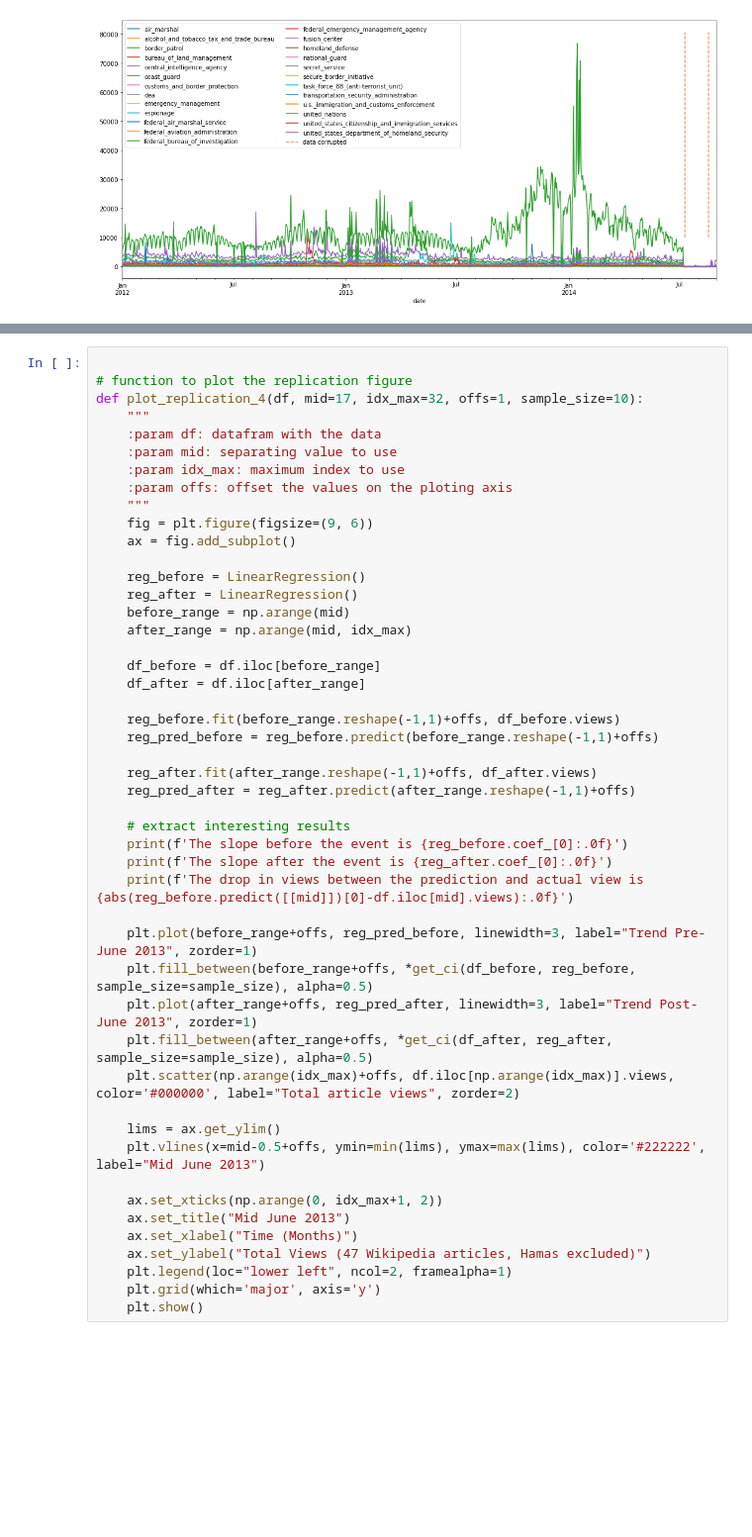
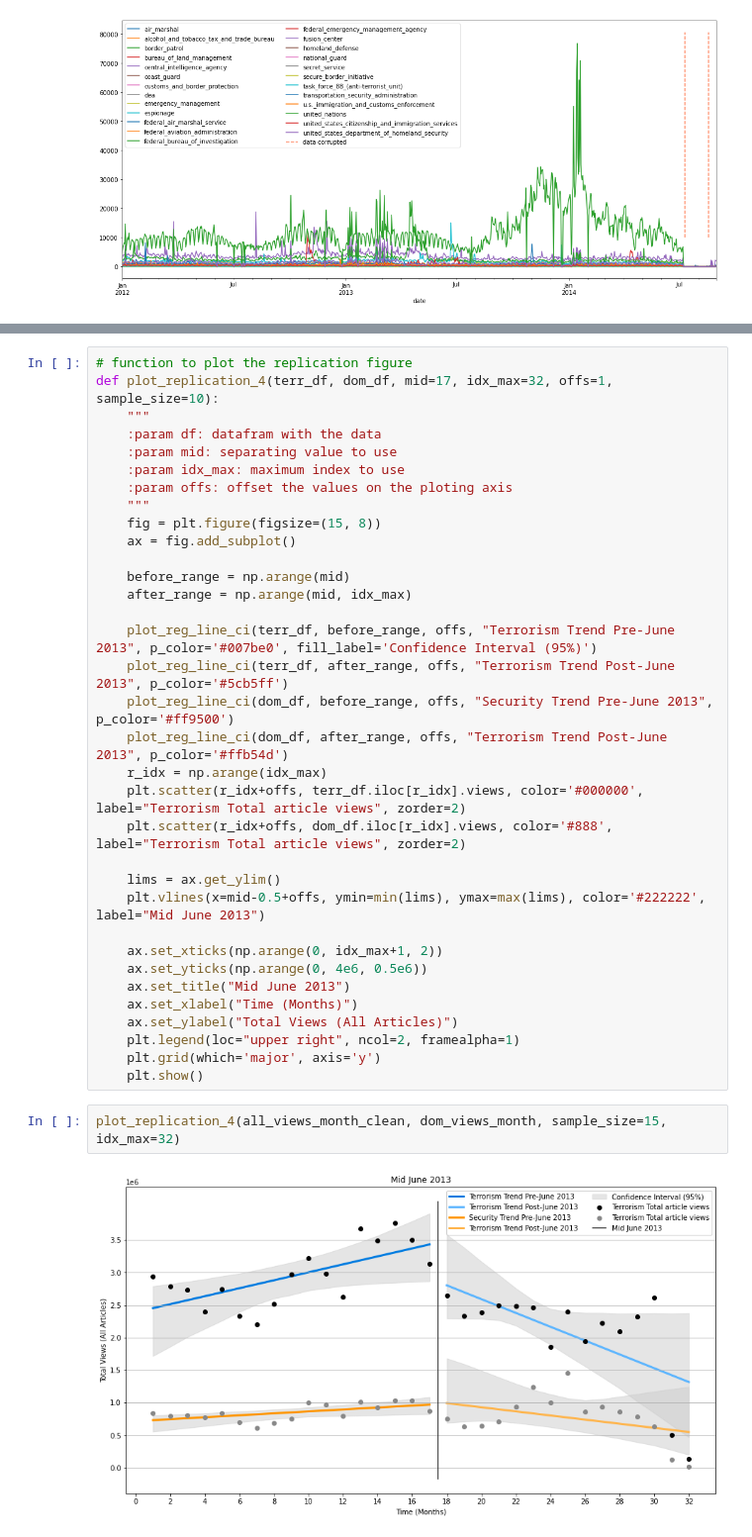
Before and after one commit to spaenleh/ada-2020-project-milestone-p2, a Jupyter notebook: Recreation_Figure3.ipynb, the cells around one changed output, grey strips where cells are left out. Shown at 99% size. Saved outputs shown, nothing was run; the diff lists cells and outputs as text; blank space fills up the shorter version.

```diff
--- a/Recreation_Figure3.ipynb
+++ b/Recreation_Figure3.ipynb
@@ -347,48 +351,38 @@ low_interval, up_interval = get_ci(before_data, model, 1)
 # %%
-
 # function to plot the replication figure
-def plot_replication_4(df, mid=17, idx_max=32, offs=1, sample_size=10):
+def plot_replication_4(terr_df, dom_df, mid=17, idx_max=32, offs=1, sample_size=10):
     """
     :param df: datafram with the data
     :param mid: separating value to use
     :param idx_max: maximum index to use
     :param offs: offset the values on the ploting axis
     """
-    fig = plt.figure(figsize=(9, 6))
+    fig = plt.figure(figsize=(15, 8))
     ax = fig.add_subplot()
 
-    reg_before = LinearRegression()
-    reg_after = LinearRegression()
     before_range = np.arange(mid)
     after_range = np.arange(mid, idx_max)
 
-    df_before = df.iloc[before_range]
-    df_after = df.iloc[after_range]
-
-    reg_before.fit(before_range.reshape(-1,1)+offs, df_before.views)
-    reg_pred_before = reg_before.predict(before_range.reshape(-1,1)+offs)
-
-    reg_after.fit(after_range.reshape(-1,1)+offs, df_after.views)
-    reg_pred_after = reg_after.predict(after_range.reshape(-1,1)+offs)
-
-    # extract interesting results
-    print(f'The slope before the event is {reg_before.coef_[0]:.0f}')
-    print(f'The slope after the event is {reg_after.coef_[0]:.0f}')
-    print(f'The drop in views between the prediction and actual view is {abs(reg_before.predict([[mid]])[0]-df.iloc[mid].views):.0f}')
-
-    plt.plot(before_range+offs, reg_pred_before, linewidth=3, label="Trend Pre-June 2013", zorder=1)
-    plt.fill_between(before_range+offs, *get_ci(df_before, reg_before, sample_size=sample_size), alpha=0.5)
-    plt.plot(after_range+offs, reg_pred_after, linewidth=3, label="Trend Post-June 2013", zorder=1)
-    plt.fill_between(after_range+offs, *get_ci(df_after, reg_after, sample_size=sample_size), alpha=0.5)
-    plt.scatter(np.arange(idx_max)+offs, df.iloc[np.arange(idx_max)].views, color='#000000', label="Total article views", zorder=2)
+    plot_reg_line_ci(terr_df, before_range, offs, "Terrorism Trend Pre-June 2013", p_color='#007be0', fill_label='Confidence Interval (95%)')
+    plot_reg_line_ci(terr_df, after_range, offs, "Terrorism Trend Post-June 2013", p_color='#5cb5ff')
+    plot_reg_line_ci(dom_df, before_range, offs, "Security Trend Pre-June 2013", p_color='#ff9500')
+    plot_reg_line_ci(dom_df, after_range, offs, "Terrorism Trend Post-June 2013", p_color='#ffb54d')
+    r_idx = np.arange(idx_max)
+    plt.scatter(r_idx+offs, terr_df.iloc[r_idx].views, color='#000000', label="Terrorism Total article views", zorder=2)
+    plt.scatter(r_idx+offs, dom_df.iloc[r_idx].views, color='#888', label="Terrorism Total article views", zorder=2)
 
     lims = ax.get_ylim()
     plt.vlines(x=mid-0.5+offs, ymin=min(lims), ymax=max(lims), color='#222222', label="Mid June 2013")
 
     ax.set_xticks(np.arange(0, idx_max+1, 2))
+    ax.set_yticks(np.arange(0, 4e6, 0.5e6))
     ax.set_title("Mid June 2013")
     ax.set_xlabel("Time (Months)")
-    ax.set_ylabel("Total Views (47 Wikipedia articles, Hamas excluded)")
-    plt.legend(loc="lower left", ncol=2, framealpha=1)
+    ax.set_ylabel("Total Views (All Articles)")
+    plt.legend(loc="upper right", ncol=2, framealpha=1)
     plt.grid(which='major', axis='y')
     plt.show()
+# %%
+plot_replication_4(all_views_month_clean, dom_views_month, sample_size=15, idx_max=32)
+# %% [output]
+[figure, added]
```
Also changed, not shown: parts of 22 cells of this notebook.
